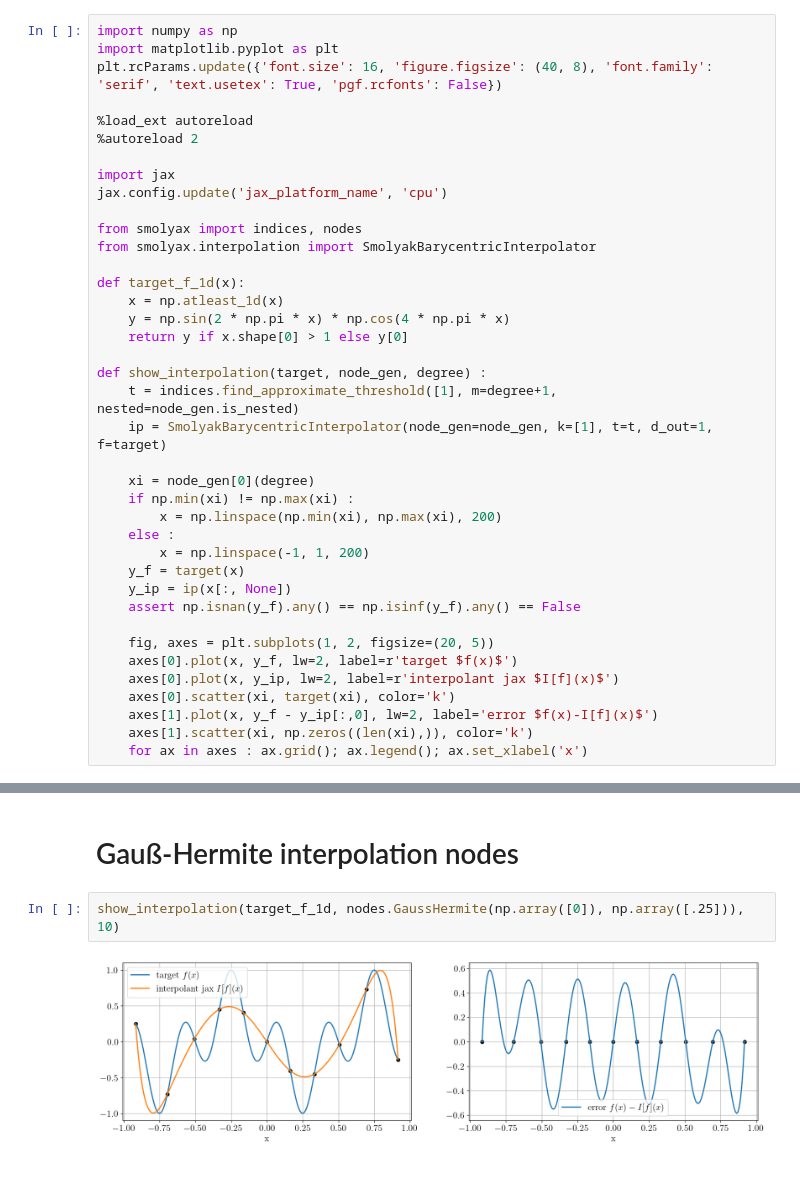
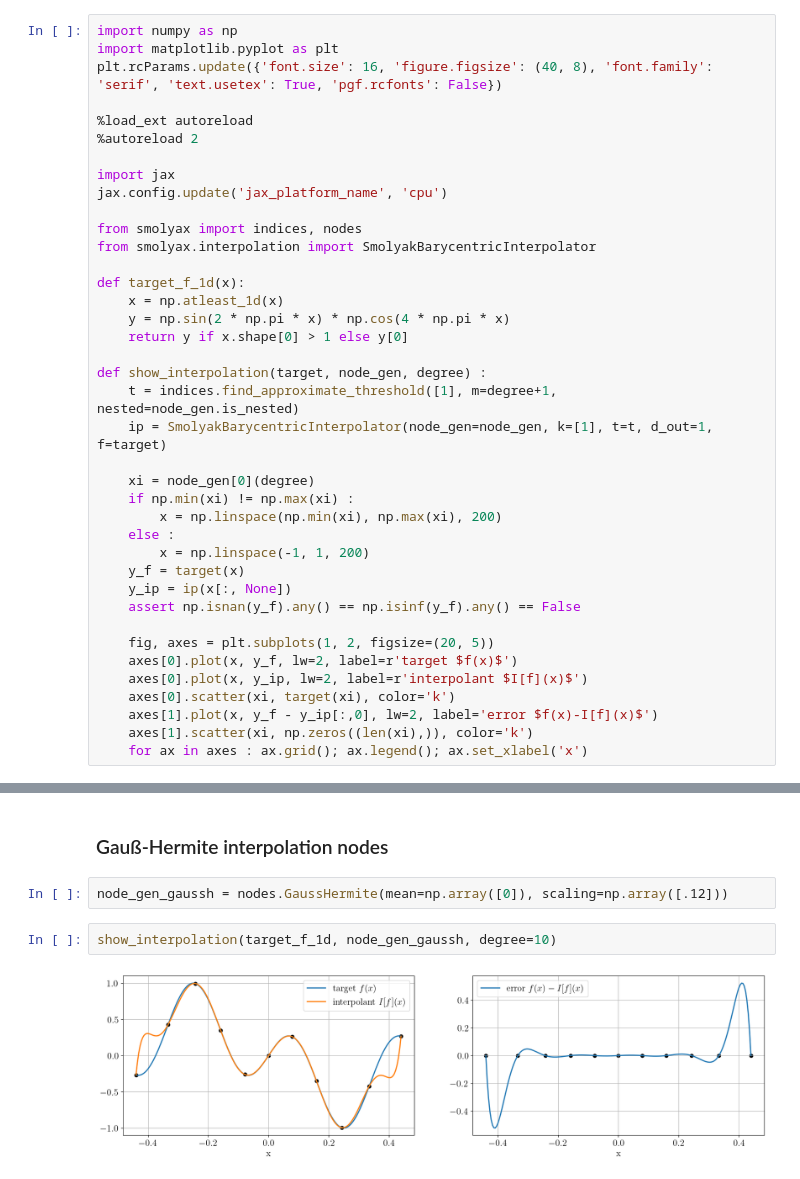
Before and after one commit to JoWestermann/smolyax, a Jupyter notebook: notebooks/smolyak_example_1D.ipynb, the cells around one changed output, grey strips where cells are left out. Drawn from its saved outputs; the diff is of its cells as text.

```diff
--- a/notebooks/smolyak_example_1D.ipynb
+++ b/notebooks/smolyak_example_1D.ipynb
@@ -32,7 +32,7 @@ def show_interpolation(target, node_gen, degree) :
 
     fig, axes = plt.subplots(1, 2, figsize=(20, 5))
     axes[0].plot(x, y_f, lw=2, label=r'target $f(x)$')
-    axes[0].plot(x, y_ip, lw=2, label=r'interpolant jax $I[f](x)$')
+    axes[0].plot(x, y_ip, lw=2, label=r'interpolant $I[f](x)$')
     axes[0].scatter(xi, target(xi), color='k')
     axes[1].plot(x, y_f - y_ip[:,0], lw=2, label='error $f(x)-I[f](x)$')
     axes[1].scatter(xi, np.zeros((len(xi),)), color='k')
@@ -50,7 +60,9 @@ show_interpolation(target_f_1d, nodes.Leja(domains=[[-2.,1.]]), 35)
 # %% [markdown]
-# Gauß-Hermite interpolation nodes
+### Gauß-Hermite interpolation nodes
+# %%
+node_gen_gaussh = nodes.GaussHermite(mean=np.array([0]), scaling=np.array([.12]))
 # %%
-show_interpolation(target_f_1d, nodes.GaussHermite(np.array([0]), np.array([.25])), 10)
+show_interpolation(target_f_1d, node_gen_gaussh, degree=10)
 # %% [output]
-[figure, old version]
+[figure, new version]
 # %%
```
Also changed, not shown: parts of 5 cells of this notebook, 1 other file.
